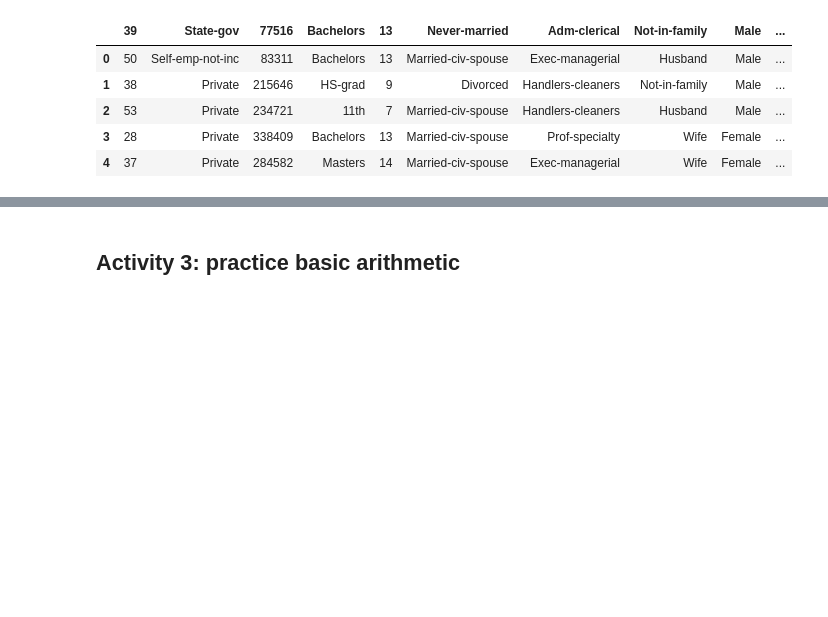
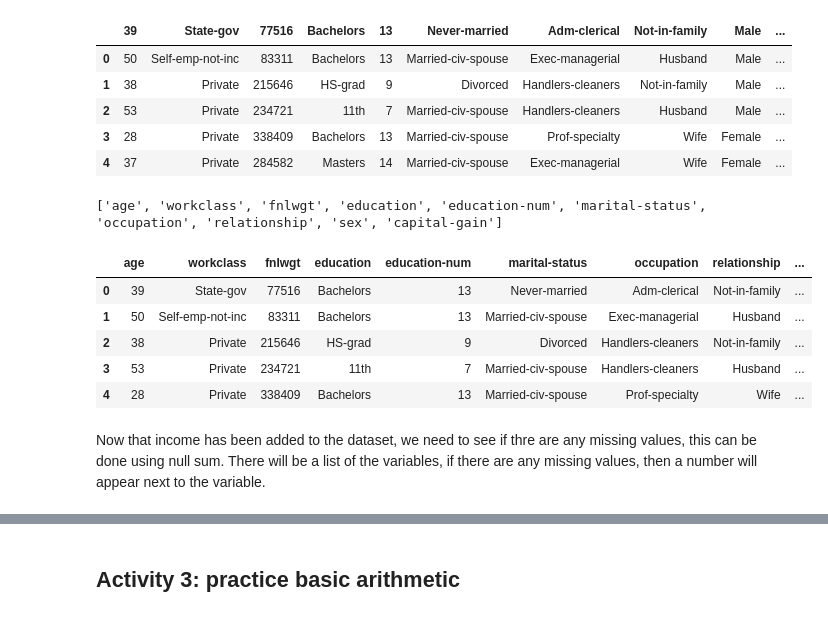
Before and after one commit to ro-rro/Data-Preparation, a Jupyter notebook: Week_3_4_Navarro.ipynb, the cells around one changed output, grey strips where cells are left out. Drawn from its saved outputs; the diff is of its cells as text; code cells hidden in the pictures; blank space fills up the shorter version.

```diff
--- a/Week_3_4_Navarro.ipynb
+++ b/Week_3_4_Navarro.ipynb
@@ -136,3 +138,14 @@ UCI.head()
 | 2 | 53 | Private | 234721 | 11th | 7 | Married-civ-spouse | Handlers-cleaners | Husband | Male | ... |
 | 3 | 28 | Private | 338409 | Bachelors | 13 | Married-civ-spouse | Prof-specialty | Wife | Female | ... |
 | 4 | 37 | Private | 284582 | Masters | 14 | Married-civ-spouse | Exec-managerial | Wife | Female | ... |
+# %%
+names = []
+
+with open('/Users/rosienavarro/Data_Science/adult_income_names.txt', 'r') as f:
+    for line in f:
+        var = line.split(":")[0].strip()
+        if var:
+            names.append(var)
+print(names[:10])
+# %% [output]
+['age', 'workclass', 'fnlwgt', 'education', 'education-num', 'marital-status', 'occupation', 'relationship', 'sex', 'capital-gain']
@@ -138,0 +154,12 @@ UCI.head()
+# %%
+UCI = pd.read_csv("/Users/rosienavarro/Data_Science/adult_income_data.csv", names=names)
+UCI.head()
+# %% [output]
+|  | age | workclass | fnlwgt | education | education-num | marital-status | occupation | relationship | ... |
+| 0 | 39 | State-gov | 77516 | Bachelors | 13 | Never-married | Adm-clerical | Not-in-family | ... |
+| 1 | 50 | Self-emp-not-inc | 83311 | Bachelors | 13 | Married-civ-spouse | Exec-managerial | Husband | ... |
+| 2 | 38 | Private | 215646 | HS-grad | 9 | Divorced | Handlers-cleaners | Not-in-family | ... |
+| 3 | 53 | Private | 234721 | 11th | 7 | Married-civ-spouse | Handlers-cleaners | Husband | ... |
+| 4 | 28 | Private | 338409 | Bachelors | 13 | Married-civ-spouse | Prof-specialty | Wife | ... |
+# %% [markdown]
+Now that income has been added to the dataset, we need to see if thre are any missing values, this can be done using null sum. There will be a list of the variables, if there are any missing values, then a number will appear next to the variable.
```
Also changed, not shown: parts of 31 cells of this notebook.
